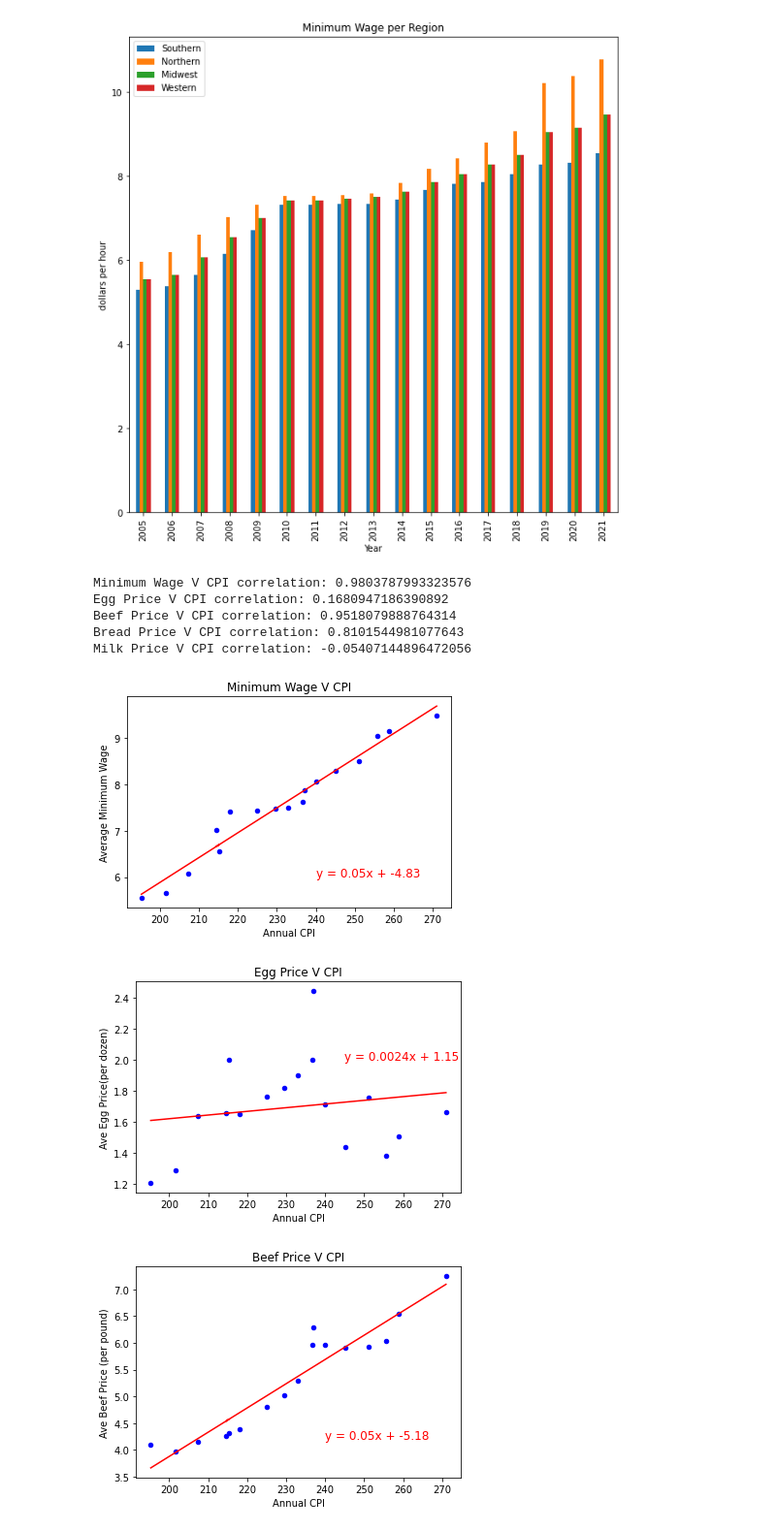
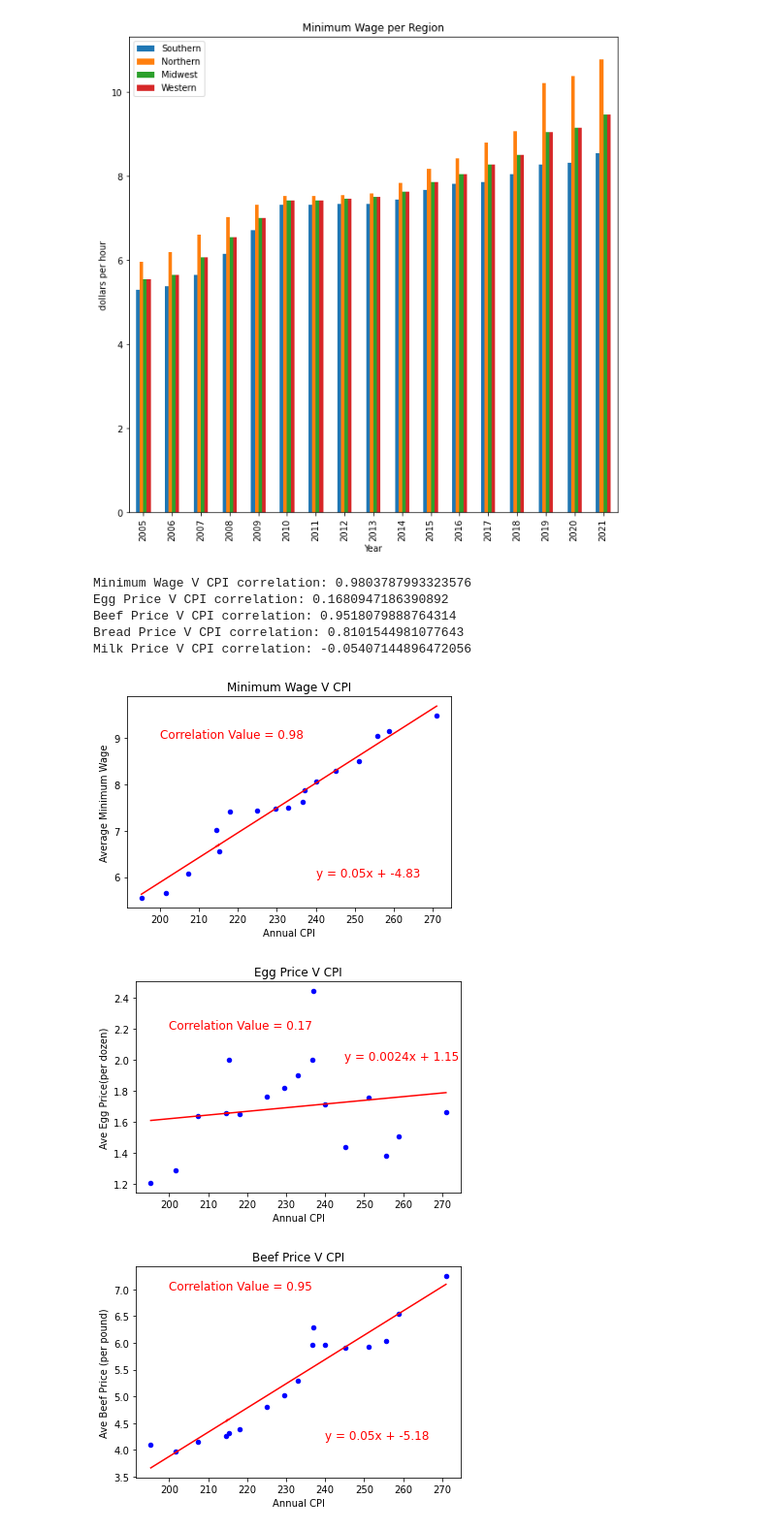
Before and after one commit to john-mcmullan/Data_Scientists_or_something, a Jupyter notebook: Grocery_Inflation_Project.ipynb, the cells around one changed output. Shown: that part at 97% size. Drawn from its saved outputs; the diff is of its cells as text; code cells hidden in the pictures.

Commit message:
Added correlation

```diff
--- a/Grocery_Inflation_Project.ipynb
+++ b/Grocery_Inflation_Project.ipynb
@@ -263,6 +263,8 @@ FFrame.plot.scatter(x="Annual CPI", y="Average Minimum Wage", c="b", title="Mini
 values = (FFrame['Annual CPI'] * slope) + yIntercept
 plt.plot(FFrame['Annual CPI'], values, 'r')
 line = f'y = {slope:.2f}x + {yIntercept:.2f}'
+R = f'Correlation Value = {rvalue:.2f}'
+plt.annotate(R,(200, 9), fontsize=12, color='r')
 plt.annotate(line,(240, 6), fontsize=12, color='r')
 print(f"Minimum Wage V CPI correlation: {rvalue}")
 plt.savefig('OutputData/Wagecorrelation.png')
@@ -274,6 +276,8 @@ FFrame.plot.scatter(x="Annual CPI", y="Ave Egg Price(per dozen)", c="b", title="
 values = (FFrame['Annual CPI'] * slope) + yIntercept
 plt.plot(FFrame['Annual CPI'], values, 'r')
 line = f'y = {slope:.4f}x + {yIntercept:.2f}'
+R = f'Correlation Value = {rvalue:.2f}'
+plt.annotate(R,(200, 2.2), fontsize=12, color='r')
 plt.annotate(line,(245, 2), fontsize=12, color='r')
 print(f"Egg Price V CPI correlation: {rvalue}")
 plt.savefig('OutputData/Eggcorrelation.png')
@@ -285,35 +289,41 @@ FFrame.plot.scatter(x="Annual CPI", y="Ave Beef Price (per pound)", c="b", title
 values = (FFrame['Annual CPI'] * slope) + yIntercept
 plt.plot(FFrame['Annual CPI'], values, 'r')
 line = f'y = {slope:.2f}x + {yIntercept:.2f}'
+R = f'Correlation Value = {rvalue:.2f}'
+plt.annotate(R,(200, 7), fontsize=12, color='r')
 plt.annotate(line,(240, 4.2), fontsize=12, color='r')
 print(f"Beef Price V CPI correlation: {rvalue}")
 plt.savefig('OutputData/Beefcorrelation.png')
 
 #Bread
 FFrame.plot.scatter(x="Annual CPI", y="Ave Bread Price", c="b", title="Bread Price V CPI")
 (slope, yIntercept, rvalue, pvalue, sterr) = linregress(FFrame['Annual CPI'], FFrame['Ave Bread Price'])
 values = (FFrame['Annual CPI'] * slope) + yIntercept
 plt.plot(FFrame['Annual CPI'], values, 'r')
 line = f'y = {slope:.2f}x + {yIntercept:.2f}'
+R = f'Correlation Value = {rvalue:.2f}'
+plt.annotate(R,(200, 2.2), fontsize=12, color='r')
 plt.annotate(line,(240, 1.5), fontsize=12, color='r')
 print(f"Bread Price V CPI correlation: {rvalue}")
 plt.savefig('OutputData/Breadcorrelation.png')
 
 #Milk
 FFrame.plot.scatter(x="Annual CPI", y="Ave Milk Price", c="b", title="Milk Price V CPI")
 (slope, yIntercept, rvalue, pvalue, sterr) = linregress(FFrame['Annual CPI'], FFrame['Ave Milk Price'])
 values = (FFrame['Annual CPI'] * slope) + yIntercept
 plt.plot(FFrame['Annual CPI'], values, 'r')
 line = f'y = {slope:.4f}x + {yIntercept:.2f}'
+R = f'Correlation Value = {rvalue:.2f}'
+plt.annotate(R,(200, 3), fontsize=12, color='r')
 plt.annotate(line,(240, 3.7), fontsize=12, color='r')
 print(f"Milk Price V CPI correlation: {rvalue}")
 plt.savefig('OutputData/Milkcorrelation.png')
 # %% [output]
 Minimum Wage V CPI correlation: 0.9803787993323576
 Egg Price V CPI correlation: 0.1680947186390892
 Beef Price V CPI correlation: 0.9518079888764314
 Bread Price V CPI correlation: 0.8101544981077643
 Milk Price V CPI correlation: -0.05407144896472056
-[figure, old version]
+[figure, new version]
-[figure, old version]
+[figure, new version]
-[figure, old version]
+[figure, new version]
```
Also changed, not shown: parts of 1 cell of this notebook, 9 other files.
